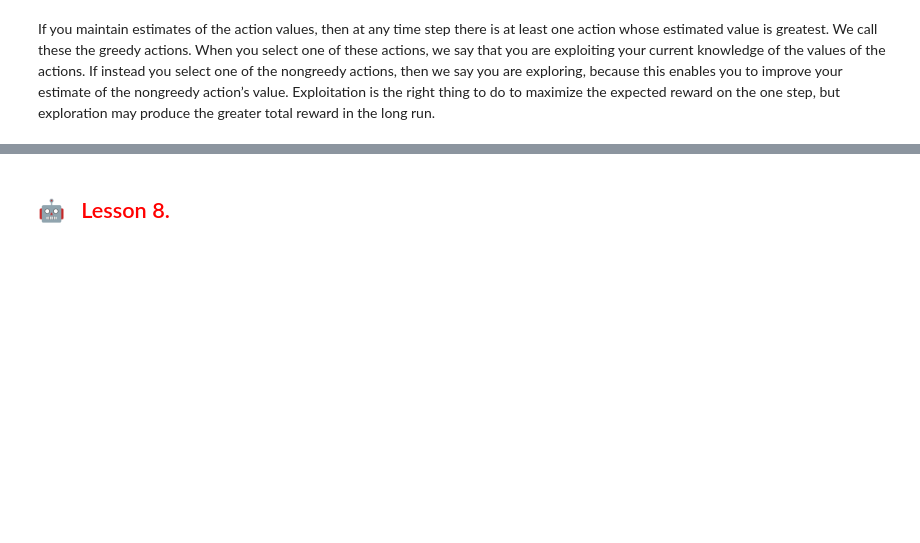
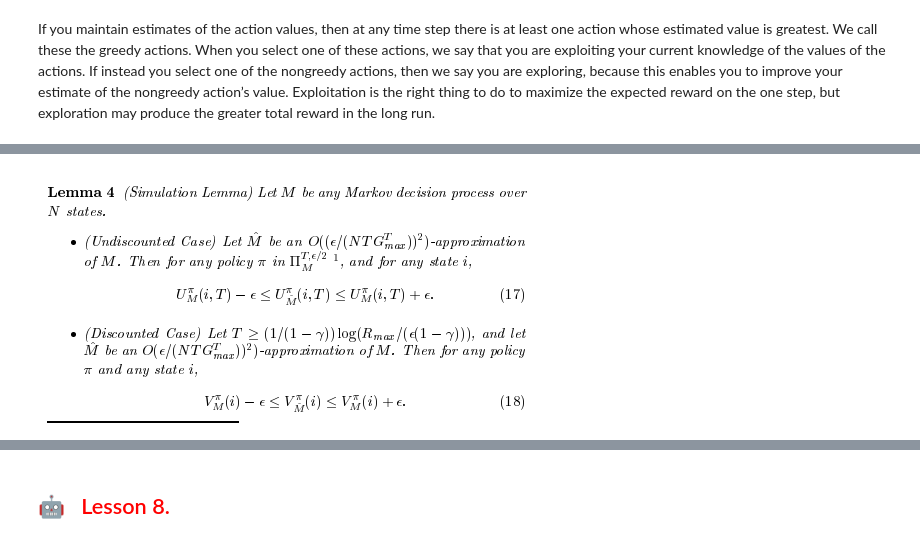
Before and after one commit to OlgaBelitskaya/reflections, a Jupyter notebook: ud600/reflections-ud600-7-8.ipynb, the cells around one changed output, grey strips where cells are left out. Cells and saved outputs as stored; diff of their text form; code cells hidden in the pictures; blank space fills up the shorter version.

```diff
--- a/ud600/reflections-ud600-7-8.ipynb
+++ b/ud600/reflections-ud600-7-8.ipynb
@@ -18,0 +154,4 @@ greater total reward in the long run.
+# %%
+Image('7-8_03.png')
+# %% [output]
+[figure, added]
```
Also changed, not shown: parts of 41 cells of this notebook.
